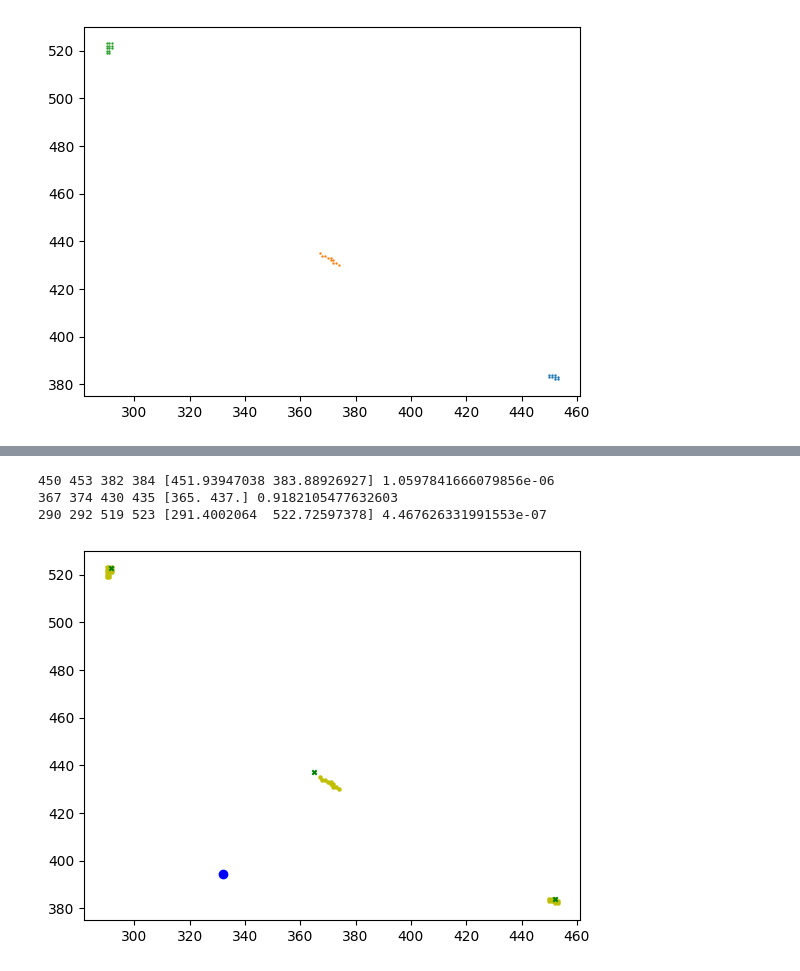
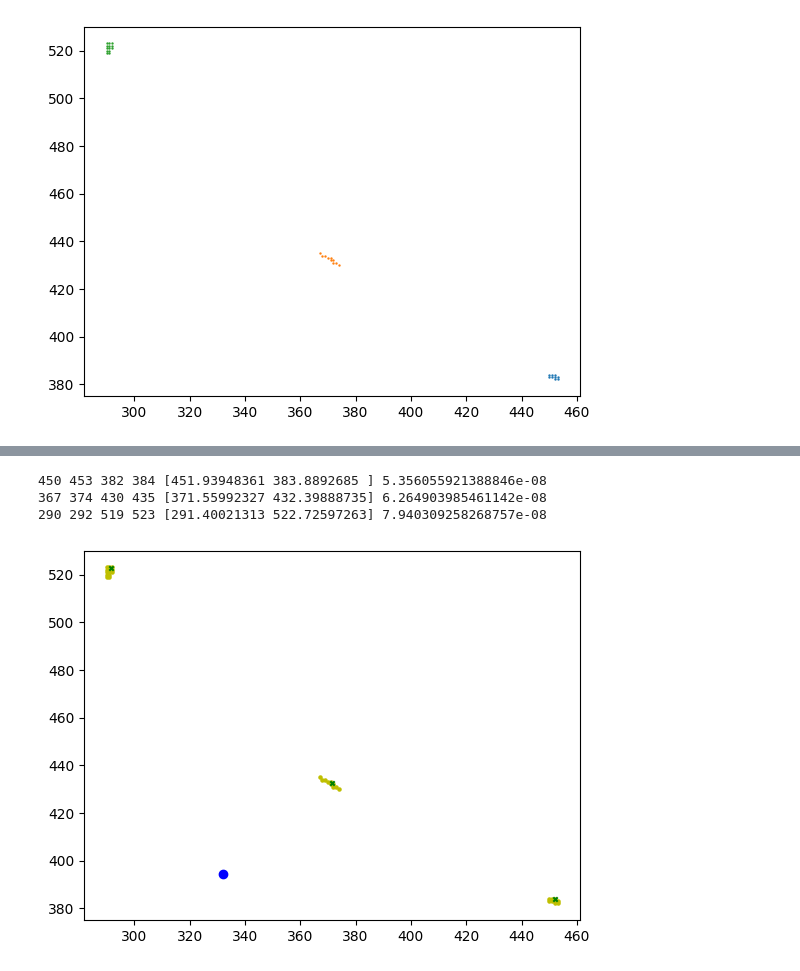
Before and after one commit to diceandcats/SURE-GW-lensing, a Jupyter notebook: Real stuffs/Real_lens.ipynb, the cells around one changed output, grey strips where cells are left out. Cells and saved outputs as stored; diff of their text form; code cells hidden in the pictures.

```diff
--- a/Real stuffs/Real_lens.ipynb
+++ b/Real stuffs/Real_lens.ipynb
@@ -164,6 +163,8 @@ print(f'Number of pixels: {[np.sum(len(images[i])) for i in range(0, len(images)
 Number of pixels: [9, 10, 13]
 [figure]
 # %%
+datax = np.array(datax, dtype=np.float64)
+datay = np.array(datay, dtype=np.float64)
 # interpolate the deflected angle given the image pos
 def def_angle_test_interpolate(x,y, alpha_x= datax, alpha_y = datay):  #(x,y) is img_guess
     dx = x - floor(x)
@@ -188,22 +189,22 @@ print(f"{alpha[0]:.8f}, {alpha[1]:.8f}")
 # %%
 import scipy.optimize._minimize as minimize
 # minimum distance between the source position and the guess source positions deflected by mutiple images
 # expect partition of the images and search for 1 sol for 1 image
 plt.scatter(coord[0], coord[1], c='b')
 plt.scatter([i[0] for i in coordinates], [i[1] for i in coordinates], c='y', s=5)
 # find maximum x and y coordinates of the image[i]
 for i in range(len(images)):
     x_max, x_min = np.max(images[i][:,0]), np.min(images[i][:,0])
     y_max, y_min = np.max(images[i][:,1]), np.min(images[i][:,1])
     img_guess = np.random.uniform(x_min, x_max), np.random.uniform(y_min, y_max)
-    pos = minimize.minimize(diff_interpolate, img_guess, bounds =[(x_min-2, x_max+2), (y_min-2, y_max+2)], method='Nelder-Mead', tol=1e-7) # the 1 is for wider boundary
+    pos = minimize.minimize(diff_interpolate, img_guess, bounds =[(x_min-2, x_max+2), (y_min-2, y_max+2)], method='L-BFGS-B', tol=1e-7) # the 1 is for wider boundary
     print(x_min, x_max, y_min, y_max, pos.x, diff_interpolate(pos.x))
     plt.scatter(pos.x[0], pos.x[1], c='g', s=10, marker='x')
 # %% [output]
-450 453 382 384 [451.93947038 383.88926927] 1.0597841666079856e-06
-367 374 430 435 [365. 437.] 0.9182105477632603
-290 292 519 523 [291.4002064  522.72597378] 4.467626331991553e-07
+450 453 382 384 [451.93948361 383.8892685 ] 5.356055921388846e-08
+367 374 430 435 [371.55992327 432.39888735] 6.264903985461142e-08
+290 292 519 523 [291.40021313 522.72597263] 7.940309258268757e-08
-[figure, old version]
+[figure, new version]
 # %%
 import numpy as np
 import matplotlib.pyplot as plt
```
Also changed, not shown: parts of 7 cells of this notebook, 2 other files.
